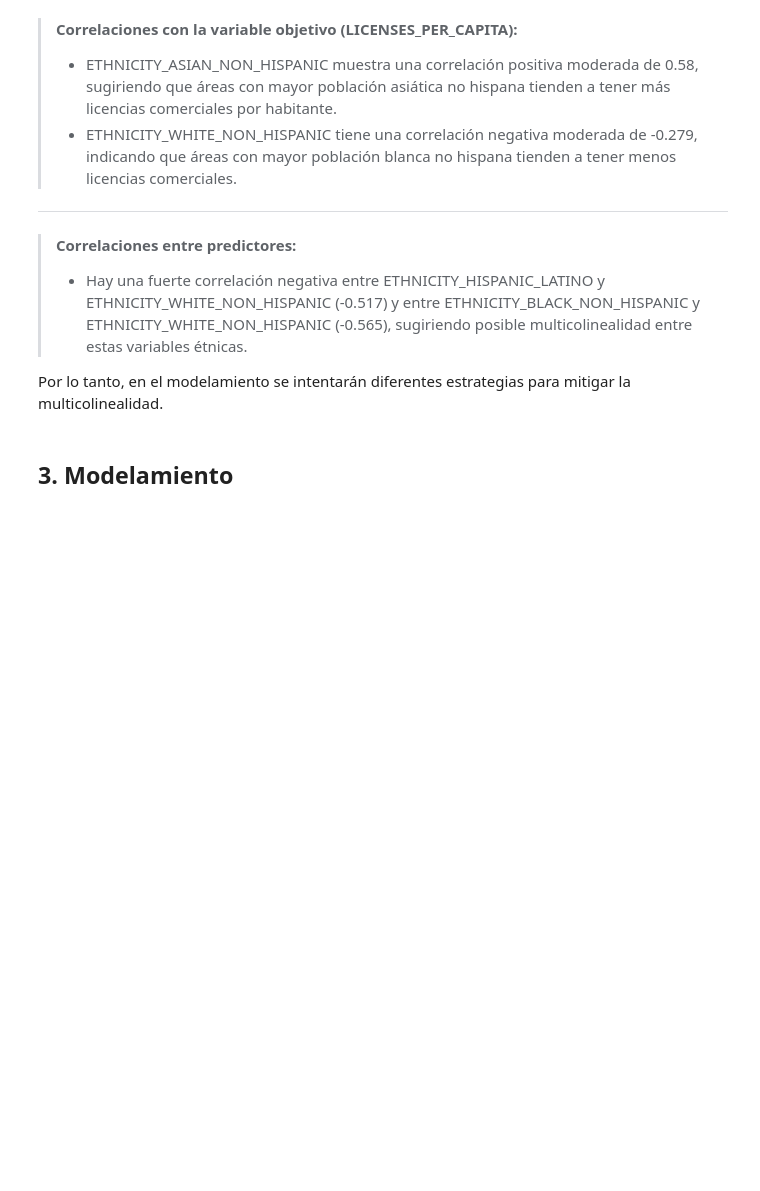
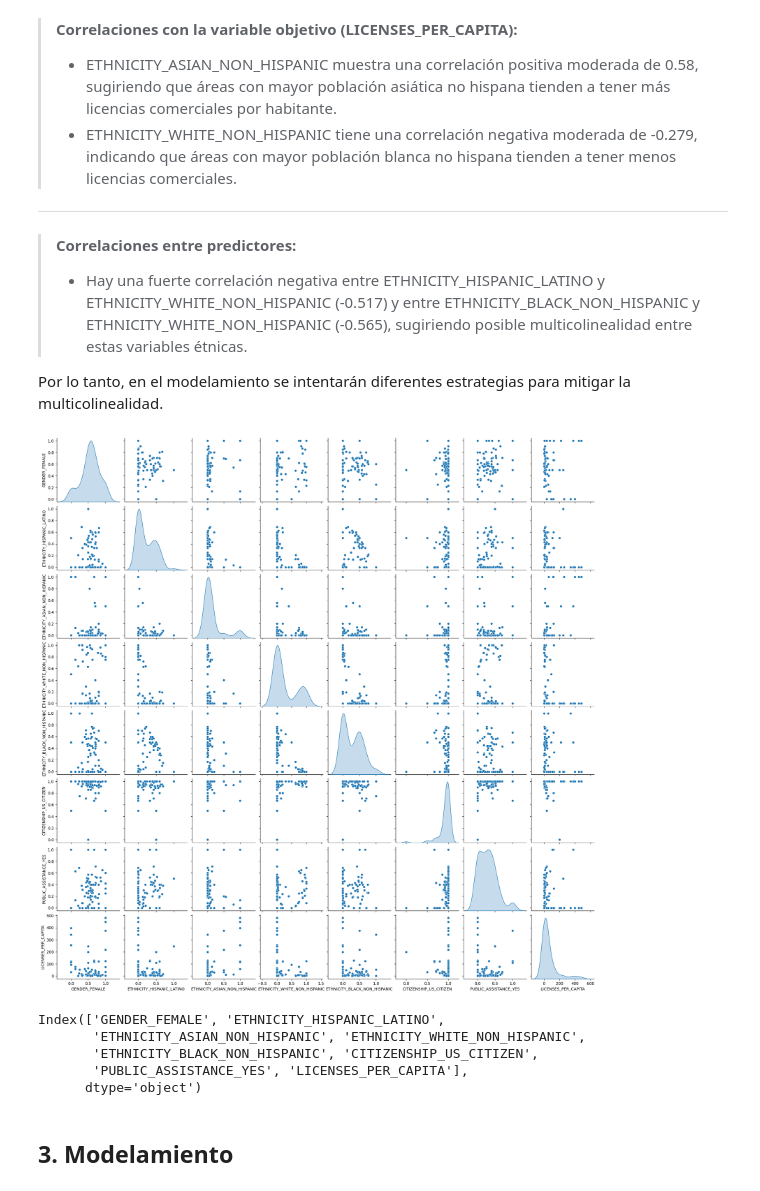
Before and after one commit to zcrodriguez/NYC_Licenses_Density, a Jupyter notebook: NYC_Lics_Case_Study.ipynb, the cells around one changed output. Drawn from its saved outputs; the diff is of its cells as text; code cells hidden in the pictures; blank space fills up the shorter version.

```diff
--- a/NYC_Lics_Case_Study.ipynb
+++ b/NYC_Lics_Case_Study.ipynb
@@ -364,6 +362,20 @@ plt.show()
 >- Hay una fuerte correlación negativa entre ETHNICITY_HISPANIC_LATINO y ETHNICITY_WHITE_NON_HISPANIC (-0.517) y entre ETHNICITY_BLACK_NON_HISPANIC y ETHNICITY_WHITE_NON_HISPANIC (-0.565), sugiriendo posible multicolinealidad entre estas variables étnicas.
 
 Por lo tanto, en el modelamiento se intentarán diferentes estrategias para mitigar la multicolinealidad.
+# %%
+# hacer pairplot
+sns.pairplot(data, kind='scatter', diag_kind='kde')
+plt.show()
+# %% [output]
+[figure, added]
+# %%
+data.columns
+# %% [output]
+Index(['GENDER_FEMALE', 'ETHNICITY_HISPANIC_LATINO',
+       'ETHNICITY_ASIAN_NON_HISPANIC', 'ETHNICITY_WHITE_NON_HISPANIC',
+       'ETHNICITY_BLACK_NON_HISPANIC', 'CITIZENSHIP_US_CITIZEN',
+       'PUBLIC_ASSISTANCE_YES', 'LICENSES_PER_CAPITA'],
+      dtype='object')
 # %% [markdown]
 ## **3. Modelamiento**
 # %% [markdown]
```
Also changed, not shown: parts of 25 cells of this notebook.
